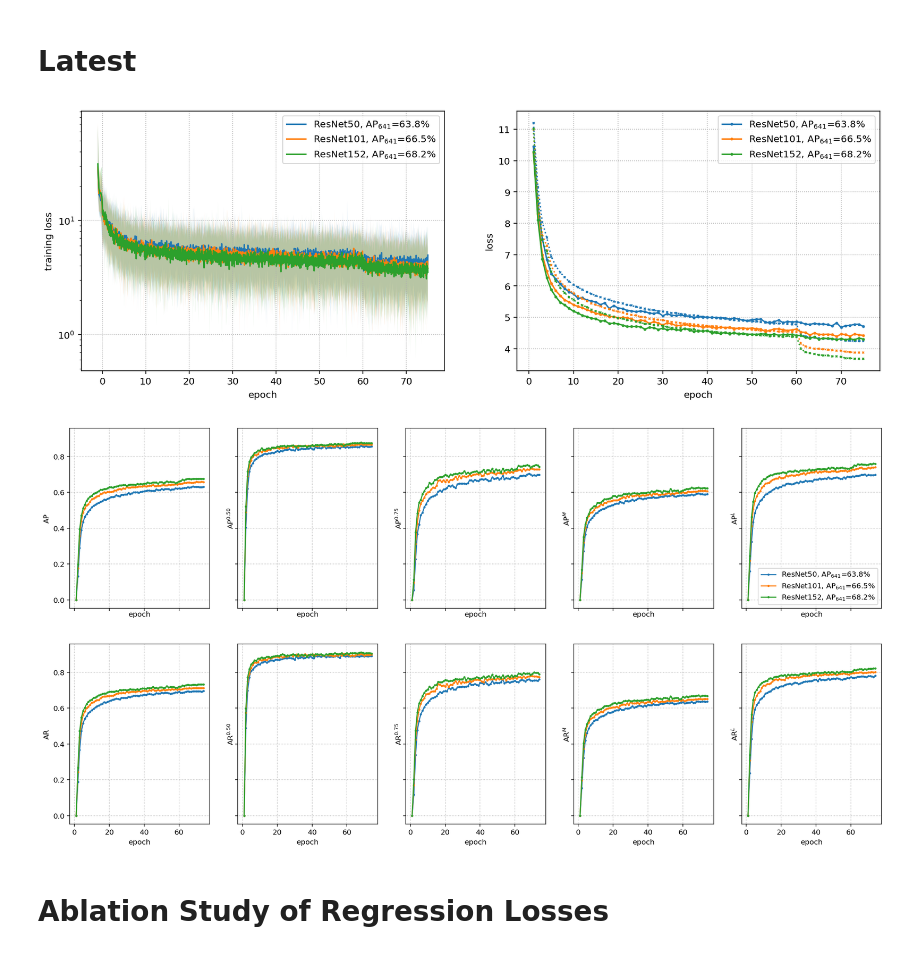
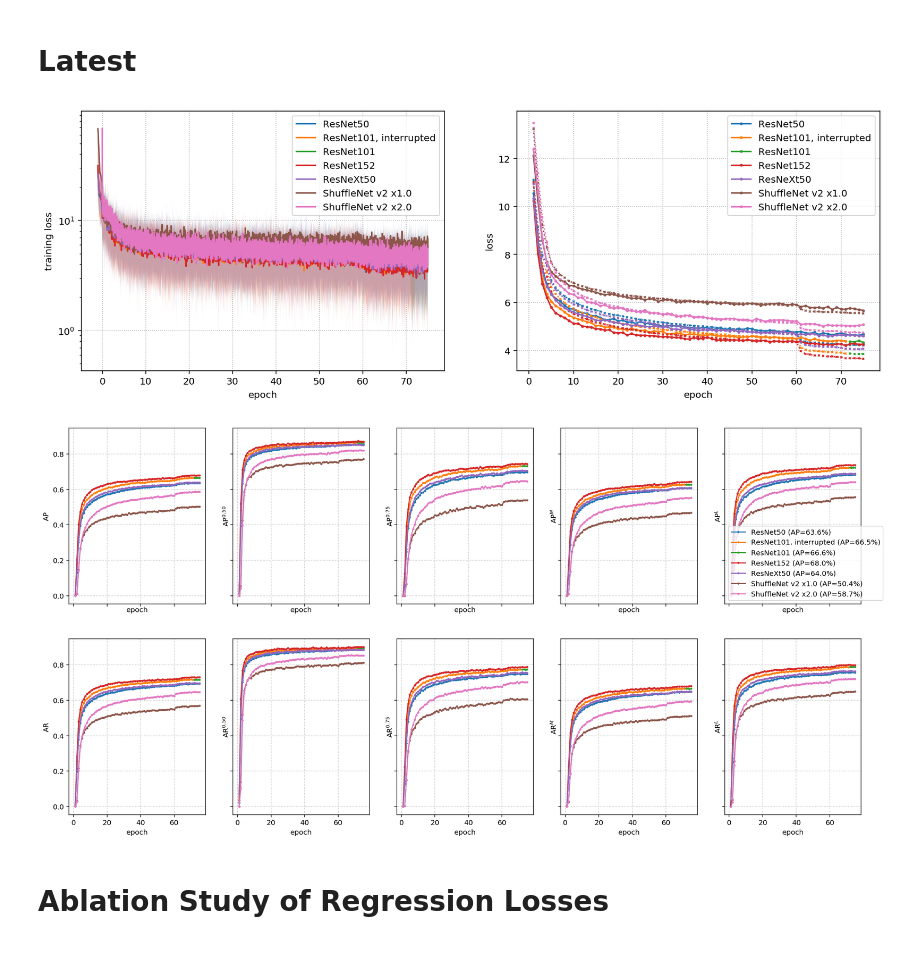
Before and after one commit to openpifpaf/openpifpaf, a Jupyter notebook: docs/studies.ipynb, the cells around one changed output. Cells and saved outputs as stored; diff of their text form; code cells hidden in the pictures.

```diff
--- a/docs/studies.ipynb
+++ b/docs/studies.ipynb
@@ -12,25 +12,37 @@ import openpifpaf.logs
 # %%
 fig, (ax1, ax2) = plt.subplots(ncols=2, figsize=(15, 5))
 plots = openpifpaf.logs.Plots([
-    '../outputs/resnet50block5-pif-paf-edge401-190424-122009.pkl.log',
-    '../outputs/resnet101block5-pif-paf-edge401-190412-151013.pkl.log',
-    '../outputs/resnet152block5-pif-paf-edge401-190412-121848.pkl.log',
+    '../outputs/resnet50block5-pif-paf-edge401-190625-025154.pkl.log',
+    '../outputs/resnet101block5-pif-paf-edge401-190627-122220.pkl.log',
+    '../outputs/resnet101block5-pif-paf-edge401-190629-151620.pkl.log',
+    '../outputs/resnet152block5-pif-paf-edge401-190625-185426.pkl.log',
+
+    '../outputs/resnext50block5-pif-paf-edge401-190629-151121.pkl.log',
+
+    '../outputs/shufflenetv2x1-pif-paf-edge401-190705-151607.pkl.log',
+    '../outputs/shufflenetv2x2-pif-paf-edge401-190705-151618.pkl.log',
 ], [
-    'ResNet50, AP$_{641}$=63.8%',
-    'ResNet101, AP$_{641}$=66.6%',
-    'ResNet152, AP$_{641}$=68.2%',
+    'ResNet50',
+    'ResNet101, interrupted',
+    'ResNet101',
+    'ResNet152',
+
+    'ResNeXt50',
+
+    'ShuffleNet v2 x1.0',
+    'ShuffleNet v2 x2.0',
 ])
 #pprint(plots.process_arguments())
 plots.train(ax1); ax1.set_yscale('log', nonposy='clip')
 plots.epoch_loss(ax2)
 
 # Precision and Recall plots
 fig, axs = plt.subplots(nrows=2, ncols=5, figsize=(20, 10), sharey=True, sharex=True)
-openpifpaf.logs.EvalPlots(plots.log_files, plots.labels, edge=641, samples=500).fill_all(axs)
+openpifpaf.logs.EvalPlots(plots.log_files, plots.labels, edge=641, samples=0).fill_all(axs)
 axs[0, 4].legend();
 # %% [output]
-[figure, old version]
+[figure, new version]
-[figure, old version]
+[figure, new version]
 # %% [markdown]
 # Ablation Study of Regression Losses
 # %%
```
Also changed, not shown: 3 other files.
